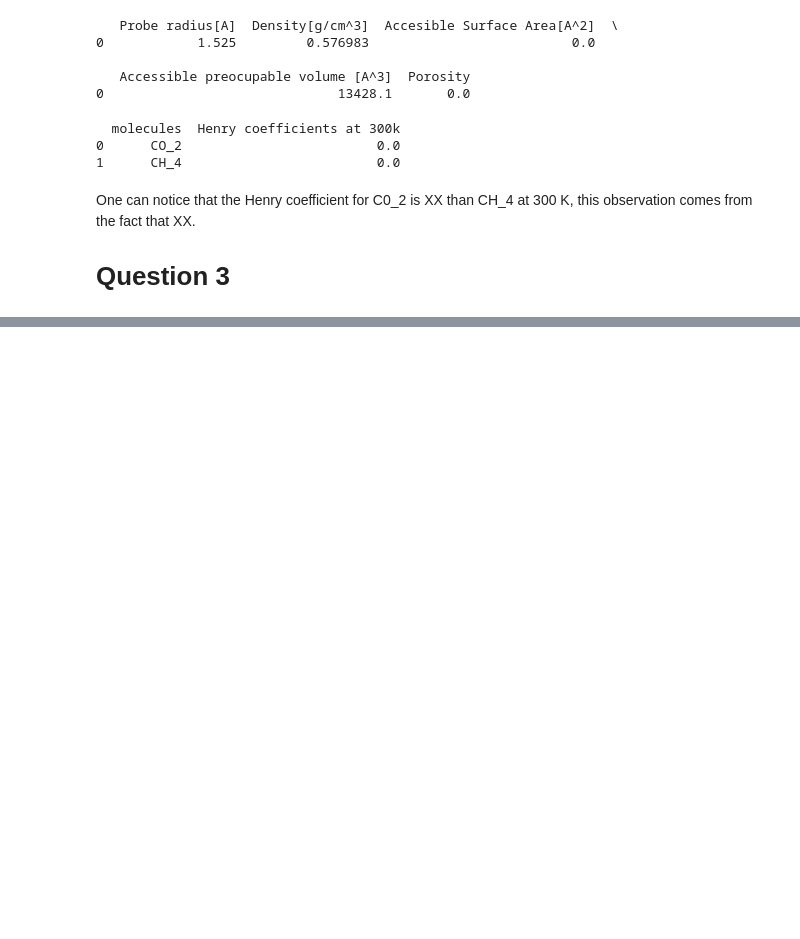
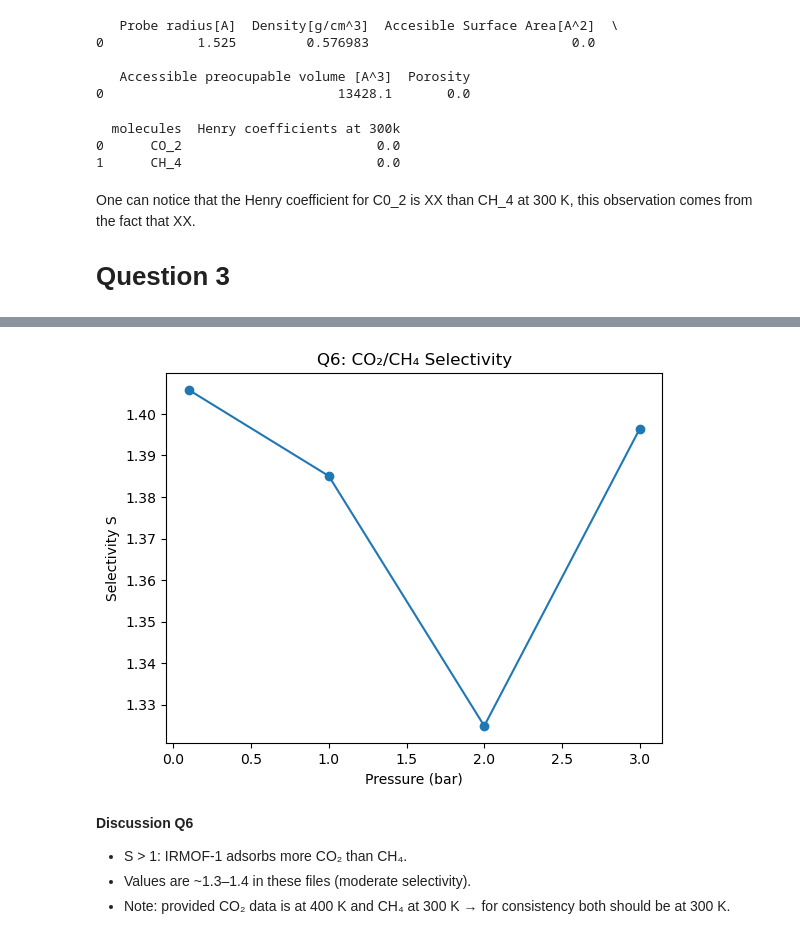
Before and after one commit to AloIsCoding/modeling-lab-project, a Jupyter notebook: Block 2/GroupA_Block2_Assignment2.ipynb, the cells around one changed output, grey strips where cells are left out. Drawn from its saved outputs; the diff is of its cells as text; code cells hidden in the pictures; blank space fills up the shorter version.

```diff
--- a/Block 2/GroupA_Block2_Assignment2.ipynb
+++ b/Block 2/GroupA_Block2_Assignment2.ipynb
@@ -36,0 +70,21 @@ One can notice that the Henry coefficient for C0_2 is XX than CH_4 at 300 K, thi
+# %%
+def uptake(pressures, loadings, P, K):
+    """Return uptake (mmol/g) at pressure P (bar)."""
+    if P < pressures.min():
+        return K * P * 1e5  # Henry extrapolation (Pa)
+    return np.interp(P, pressures, loadings)
+
+def selectivity(P, y_CO2=0.5, y_CH4=0.5):
+    q_CO2 = uptake(pressures_co2, loadings_co2, P, K_CO2)
+    q_CH4 = uptake(pressures_ch4, loadings_ch4, P, K_CH4)
+    S = (q_CO2/q_CH4)*(y_CH4/y_CO2)
+    return q_CO2, q_CH4, S
+
+pressures = [0.1, 1.0, 2.0, 3.0]
+results_q6 = []
+for P in pressures:
+    q_co2, q_ch4, S = selectivity(P)
+    results_q6.append({"P(bar)":P,"q_CO2(mmol/g)":q_co2,"q_CH4(mmol/g)":q_ch4,"S":S})
+
+df_q6 = pd.DataFrame(results_q6)
+df_q6
@@ -36,0 +97,15 @@ One can notice that the Henry coefficient for C0_2 is XX than CH_4 at 300 K, thi
+# %%
+# Plot selectivity vs P
+plt.figure()
+plt.plot(df_q6["P(bar)"], df_q6["S"], marker="o")
+plt.xlabel("Pressure (bar)")
+plt.ylabel("Selectivity S")
+plt.title("Q6: CO₂/CH₄ Selectivity")
+plt.show()
+# %% [output]
+[figure, added]
+# %% [markdown]
+**Discussion Q6**
+- S > 1: IRMOF-1 adsorbs more CO₂ than CH₄.
+- Values are ~1.3–1.4 in these files (moderate selectivity).
+- Note: provided CO₂ data is at 400 K and CH₄ at 300 K → for consistency both should be at 300 K.
```
Also changed, not shown: parts of 11 cells of this notebook, 1 other file.
